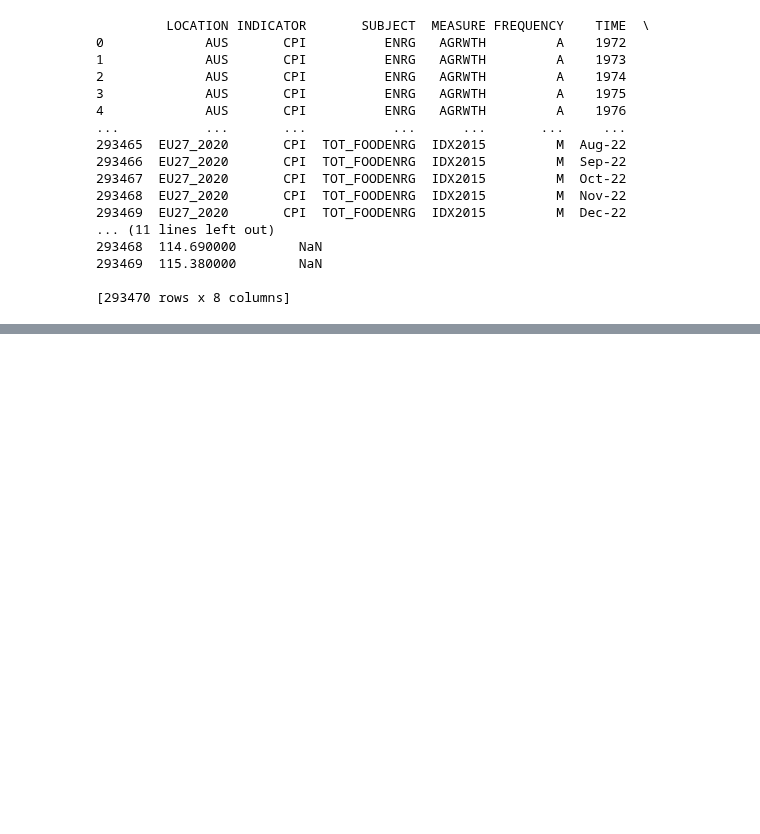
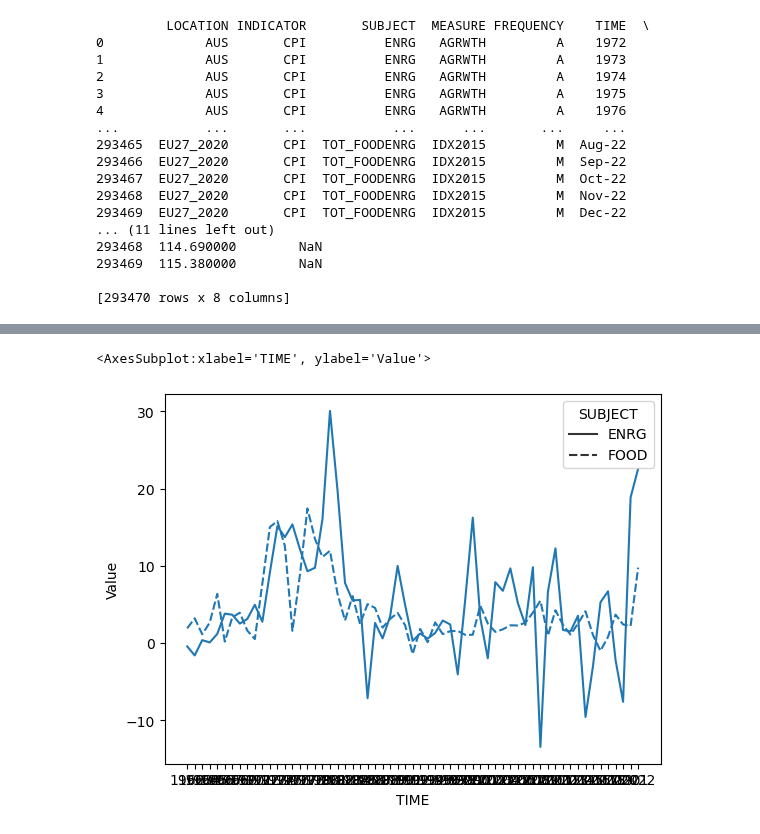
Before and after one commit to ubco-W2022T2-data301/project-group-group19, a Jupyter notebook: analysis/analysis3.ipynb, the cells around one changed output, grey strips where cells are left out. Drawn from its saved outputs; the diff is of its cells as text; code cells hidden in the pictures; blank space fills up the shorter version.

```diff
--- a/analysis/analysis3.ipynb
+++ b/analysis/analysis3.ipynb
@@ -31,0 +57,8 @@ print(df)
+# %%
+#from the initial, I can see tha time is more spread out for the recent years, I wish to change that
+df_cleaned=df.copy()
+df_cleaned=df_cleaned.drop(df_cleaned.index[6075:293470])
+#spread out time starts from the 6075 reading onwards, so we should remove that
+df_cleaned = df_cleaned.drop(['Flag Codes'],axis=1)
+#flag codes has only NaN values
+print(df_cleaned)
@@ -31,0 +80,14 @@ print(df)
+# %%
+#sub data frames for Canada and Turkey
+df_F = df_cleaned.loc[df_cleaned['SUBJECT']=="FOOD"]
+df_F.reset_index()
+df_energy = df_cleaned.loc[df_cleaned['SUBJECT'] == "ENRG"]
+df_energy.reset_index()
+df_CAN_E = df_energy.loc[df_cleaned['LOCATION']=="CAN"]
+df_TUR_E= df_energy.loc[df_cleaned['LOCATION']=="TUR"]
+df_CAN_E.reset_index()
+df_TUR_E.reset_index()
+df_CAN_F = df_F.loc[df_cleaned['LOCATION']=="CAN"]
+df_TUR_F = df_F.loc[df_cleaned['LOCATION']=="TUR"]
+df_CAN_F.reset_index()
+df_TUR_F.reset_index()
@@ -31,0 +112,6 @@ print(df)
+# %%
+df_CAN_PRICES= pd.concat([df_CAN_E, df_CAN_F], ignore_index=True)
+sns.lineplot(data = df_CAN_PRICES, x=df_CAN_PRICES['TIME'], y=df_CAN_PRICES['Value'], style = "SUBJECT")
+# %% [output]
+<AxesSubplot:xlabel='TIME', ylabel='Value'>
+[figure, added]
```
Also changed, not shown: parts of 10 cells of this notebook.
